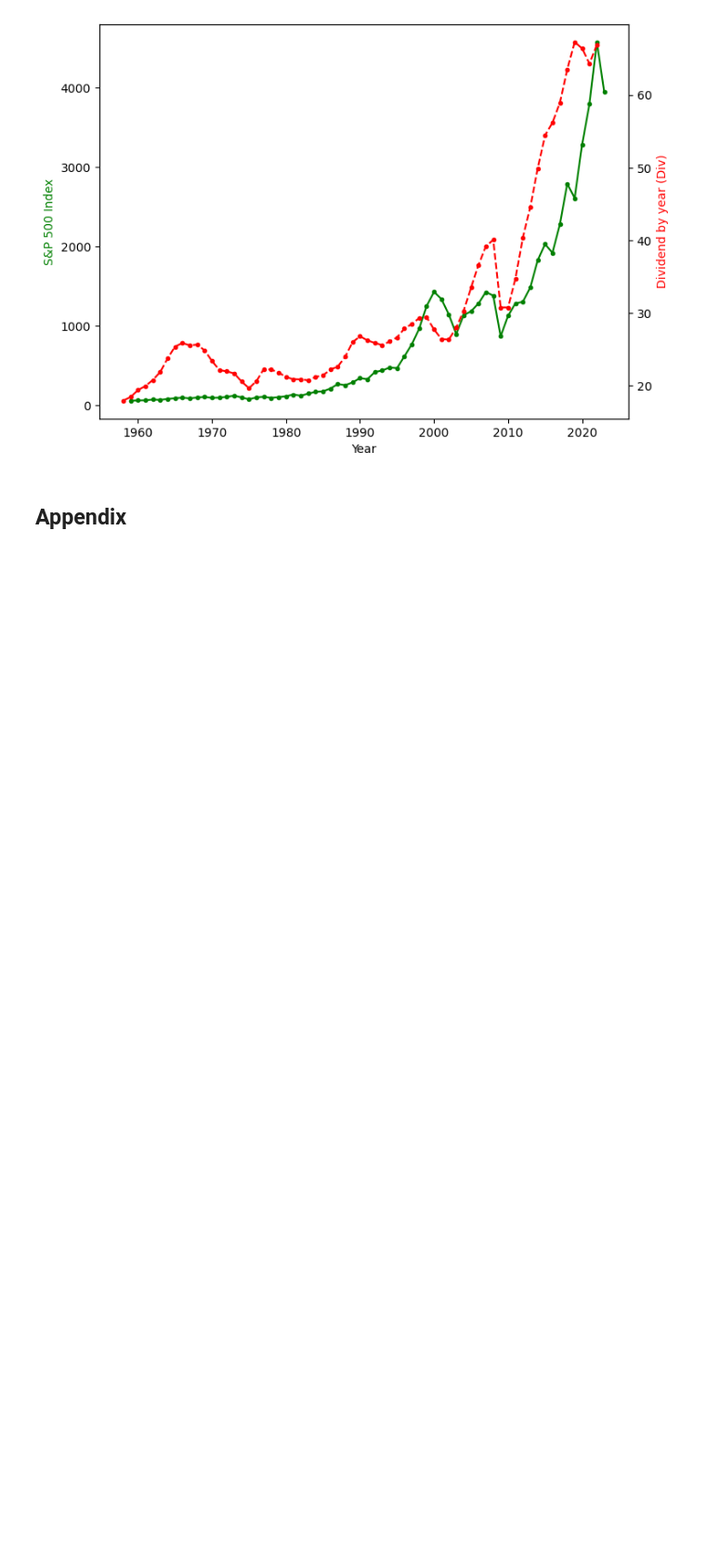
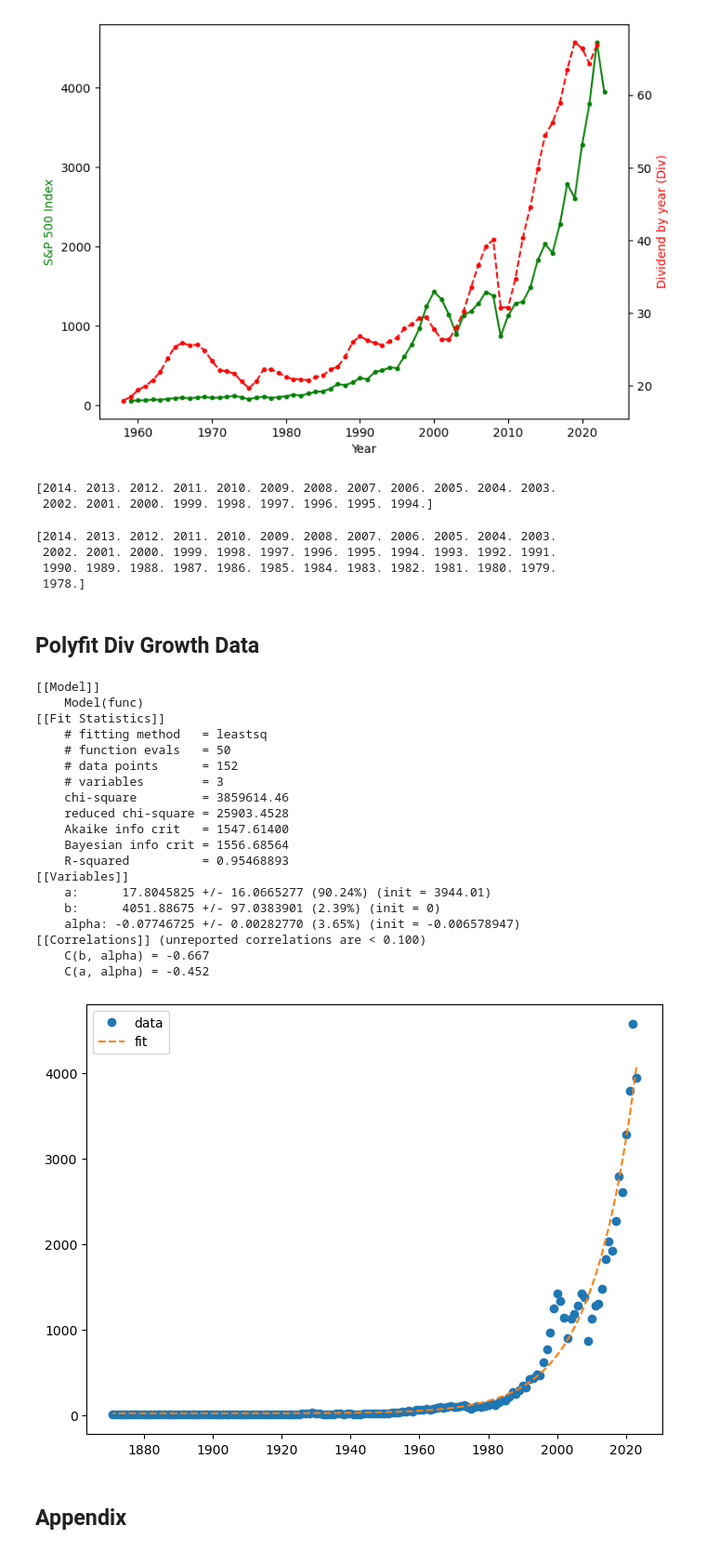
Before and after one commit to notmuchgeek/y3_BPES_cw01, a Jupyter notebook: cw01_main.ipynb, the cells around one changed output. Shown at 93% size. Drawn from its saved outputs; the diff is of its cells as text; code cells hidden in the pictures; blank space fills up the shorter version.

```diff
--- a/cw01_main.ipynb
+++ b/cw01_main.ipynb
@@ -133,5 +212,72 @@ ax2.set_ylabel('Dividend by year (Div)', color='r')
 plt.show()
 # %% [output]
 [figure]
+# %%
+print(div_year[8:29])
+# %% [output]
+[2014. 2013. 2012. 2011. 2010. 2009. 2008. 2007. 2006. 2005. 2004. 2003.
+ 2002. 2001. 2000. 1999. 1998. 1997. 1996. 1995. 1994.]
+# %%
+print(div_year[8:45])
+# %% [output]
+[2014. 2013. 2012. 2011. 2010. 2009. 2008. 2007. 2006. 2005. 2004. 2003.
+ 2002. 2001. 2000. 1999. 1998. 1997. 1996. 1995. 1994. 1993. 1992. 1991.
+ 1990. 1989. 1988. 1987. 1986. 1985. 1984. 1983. 1982. 1981. 1980. 1979.
+ 1978.]
+# %% [markdown]
+## Polyfit Div Growth Data
+# %%
+import matplotlib.pyplot as plt
+import numpy as np
+from lmfit import Model
+
+t = index_year
+v = index
+
+def func(t, a, b, alpha):
+    return a + b * np.exp(-alpha * t)
+
+# remove first data point, take offset from t
+tx = t[1:] - t[0]
+vx = v[1:]
+
+# turn your model function into a Model
+amodel = Model(func)
+# create parameters with initial values.  Note that parameters
+# are named from the arguments of your model function.
+params = amodel.make_params(a=v[0], b=0, alpha=1.0/(t[-1]-t[0]))
+
+# fit the data to the model with the parameters
+result = amodel.fit(vx, params, t=tx)
+
+# print the fit statistics and resulting parameters
+print(result.fit_report())
+
+# plot data and fit
+plt.plot(t, v, 'o', label='data')
+plt.plot(t, result.eval(result.params, t=(t-t[0])), '--', label='fit')
+plt.legend()
+plt.show()
+# %% [output]
+[[Model]]
+    Model(func)
+[[Fit Statistics]]
+    # fitting method   = leastsq
+    # function evals   = 50
+    # data points      = 152
+    # variables        = 3
+    chi-square         = 3859614.46
+    reduced chi-square = 25903.4528
+    Akaike info crit   = 1547.61400
+    Bayesian info crit = 1556.68564
+    R-squared          = 0.95468893
+[[Variables]]
+    a:      17.8045825 +/- 16.0665277 (90.24%) (init = 3944.01)
+    b:      4051.88675 +/- 97.0383901 (2.39%) (init = 0)
+    alpha: -0.07746725 +/- 0.00282770 (3.65%) (init = -0.006578947)
+[[Correlations]] (unreported correlations are < 0.100)
+    C(b, alpha) = -0.667
+    C(a, alpha) = -0.452
+[figure, added]
 # %% [markdown]
 ## Appendix
```
Also changed, not shown: parts of 11 cells of this notebook, 1 other file.
